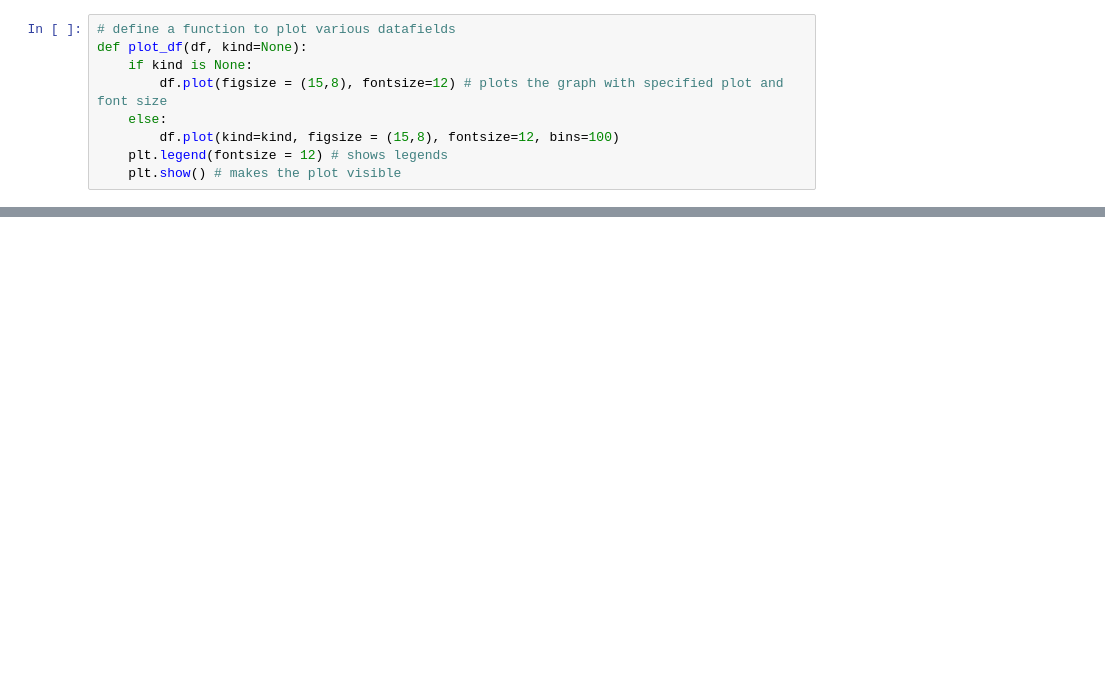
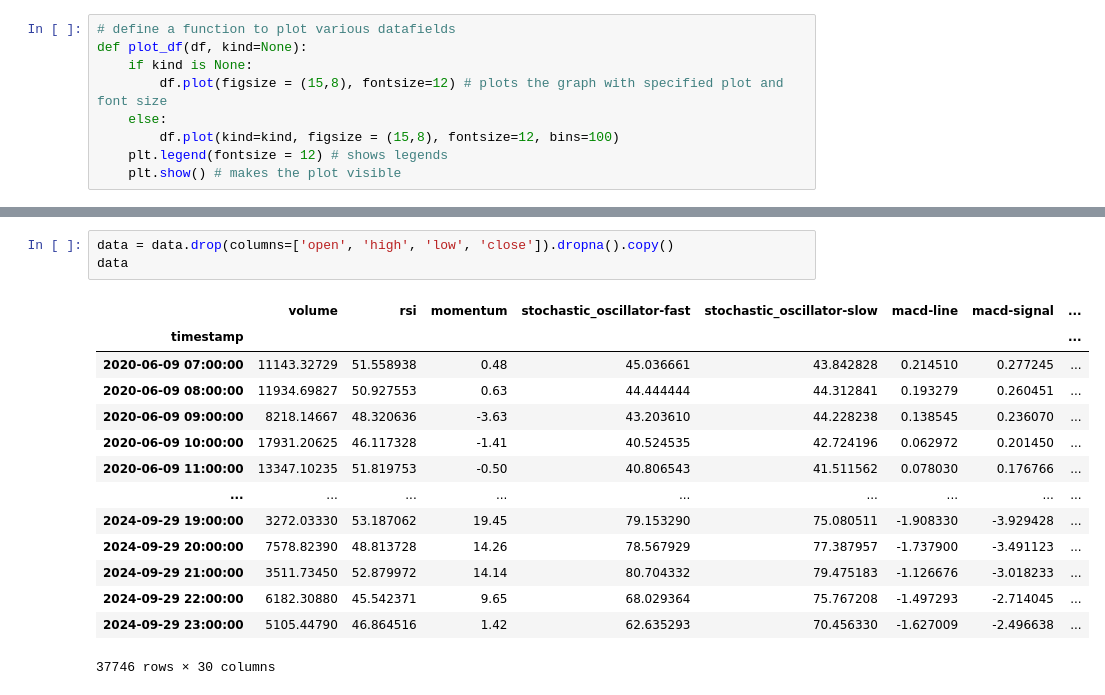
Before and after one commit to DivyanshGupta2006/Project-catRL, a Jupyter notebook: notebooks/feature_engineering.ipynb, the cells around one changed output, grey strips where cells are left out. Saved outputs shown, nothing was run; the diff lists cells and outputs as text; blank space fills up the shorter version.

```diff
--- a/notebooks/feature_engineering.ipynb
+++ b/notebooks/feature_engineering.ipynb
@@ -57,0 +185,18 @@ data.info()
+# %%
+data = data.drop(columns=['open', 'high', 'low', 'close']).dropna().copy()
+data
+# %% [output]
+|  | volume | rsi | momentum | stochastic_oscillator-fast | stochastic_oscillator-slow | macd-line | macd-signal | ... |
+| timestamp |  |  |  |  |  |  |  | ... |
+| 2020-06-09 07:00:00 | 11143.32729 | 51.558938 | 0.48 | 45.036661 | 43.842828 | 0.214510 | 0.277245 | ... |
+| 2020-06-09 08:00:00 | 11934.69827 | 50.927553 | 0.63 | 44.444444 | 44.312841 | 0.193279 | 0.260451 | ... |
+| 2020-06-09 09:00:00 | 8218.14667 | 48.320636 | -3.63 | 43.203610 | 44.228238 | 0.138545 | 0.236070 | ... |
+| 2020-06-09 10:00:00 | 17931.20625 | 46.117328 | -1.41 | 40.524535 | 42.724196 | 0.062972 | 0.201450 | ... |
+| 2020-06-09 11:00:00 | 13347.10235 | 51.819753 | -0.50 | 40.806543 | 41.511562 | 0.078030 | 0.176766 | ... |
+| ... | ... | ... | ... | ... | ... | ... | ... | ... |
+| 2024-09-29 19:00:00 | 3272.03330 | 53.187062 | 19.45 | 79.153290 | 75.080511 | -1.908330 | -3.929428 | ... |
+| 2024-09-29 20:00:00 | 7578.82390 | 48.813728 | 14.26 | 78.567929 | 77.387957 | -1.737900 | -3.491123 | ... |
+| 2024-09-29 21:00:00 | 3511.73450 | 52.879972 | 14.14 | 80.704332 | 79.475183 | -1.126676 | -3.018233 | ... |
+| 2024-09-29 22:00:00 | 6182.30880 | 45.542371 | 9.65 | 68.029364 | 75.767208 | -1.497293 | -2.714045 | ... |
+| 2024-09-29 23:00:00 | 5105.44790 | 46.864516 | 1.42 | 62.635293 | 70.456330 | -1.627009 | -2.496638 | ... |
+37746 rows × 30 columns
```
Also changed, not shown: parts of 16 cells of this notebook, 11 other files.
